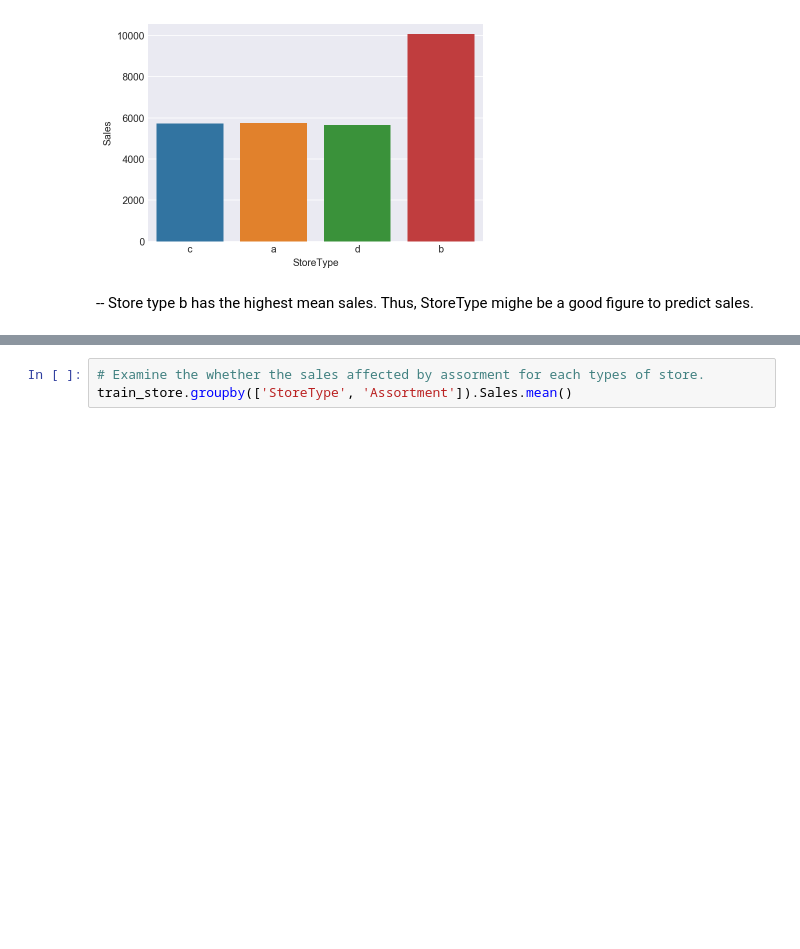
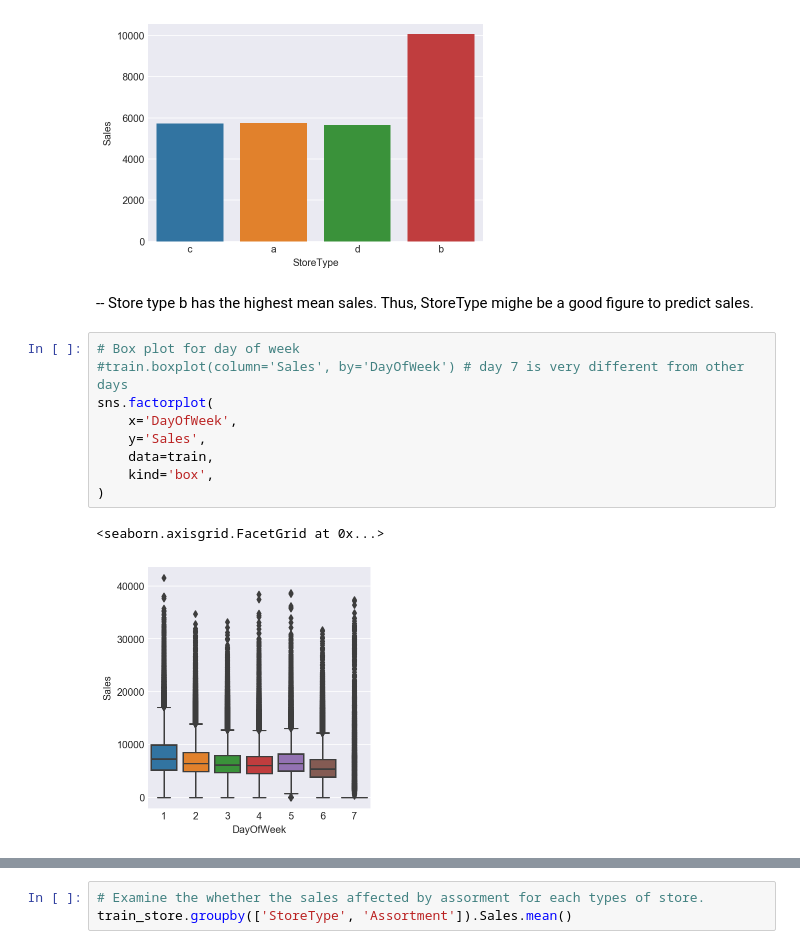
Before and after one commit to sososummer88/Rossmann-Store-Sale---Kaggle-Competition, a Jupyter notebook: Capstone Project - Fang Hong.ipynb, the cells around one changed output, grey strips where cells are left out. Drawn from its saved outputs; the diff is of its cells as text; blank space fills up the shorter version.

```diff
--- a/Capstone Project - Fang Hong.ipynb
+++ b/Capstone Project - Fang Hong.ipynb
@@ -140,3 +168,15 @@ sns.barplot(data=train_store, x='StoreType', y='Sales', ci=None)
 [figure]
 # %% [markdown]
 -- Store type b has the highest mean sales. Thus, StoreType mighe be a good figure to predict sales.
+# %%
+# Box plot for day of week
+#train.boxplot(column='Sales', by='DayOfWeek') # day 7 is very different from other days
+sns.factorplot(
+    x='DayOfWeek',
+    y='Sales',
+    data=train,
+    kind='box',
+)
+# %% [output]
+<seaborn.axisgrid.FacetGrid at 0x...>
+[figure, added]
```
Also changed, not shown: parts of 36 cells of this notebook.
